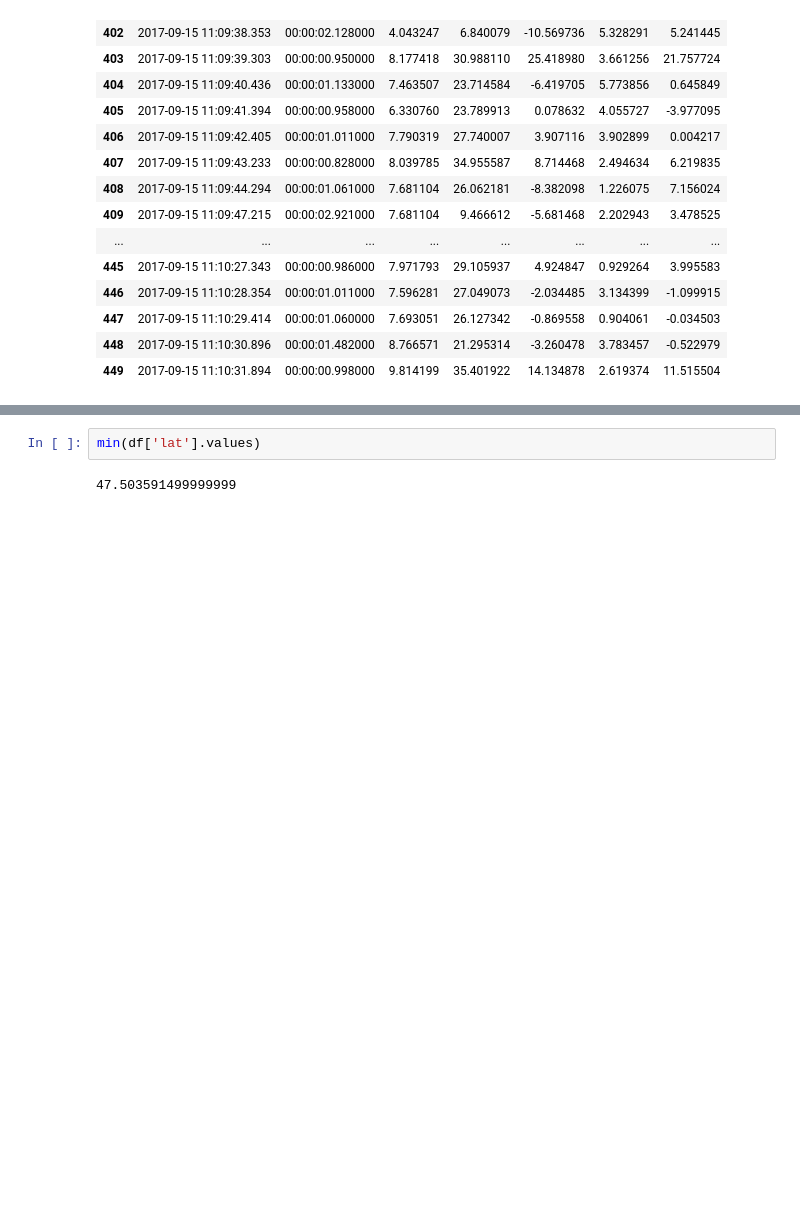
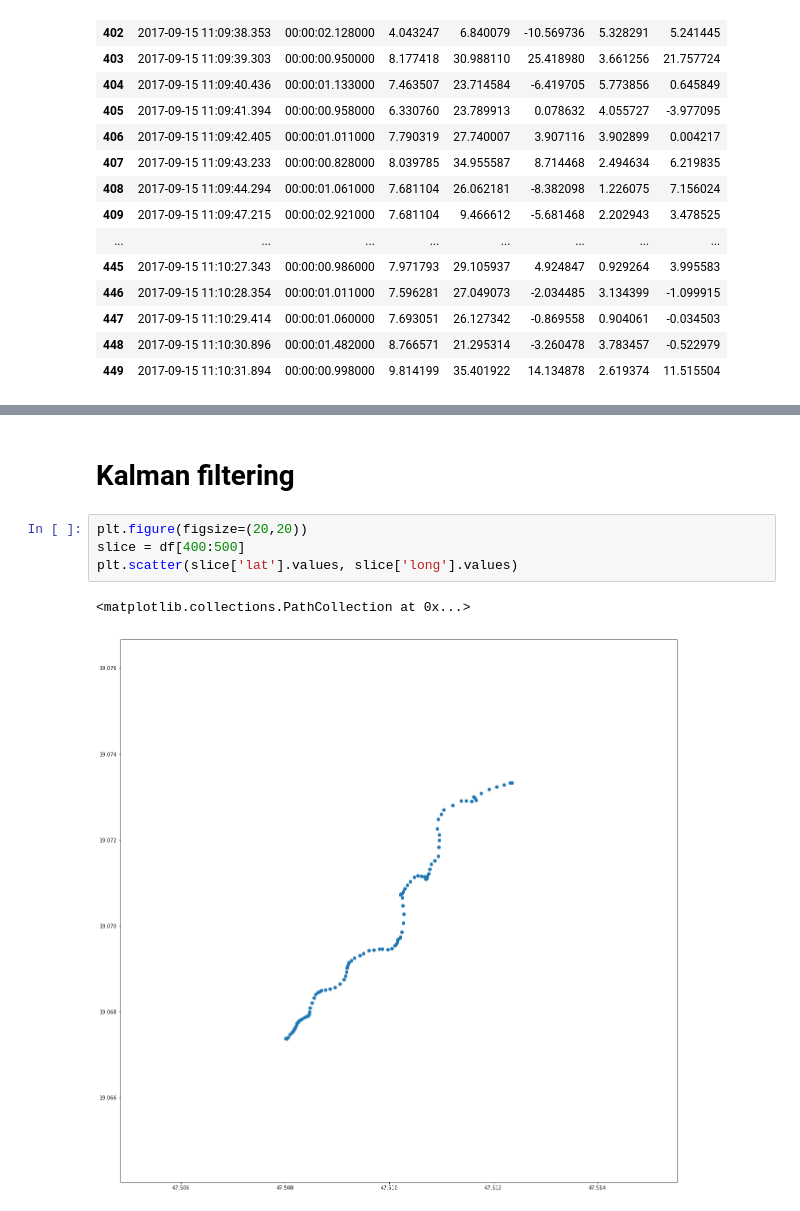
Before and after one commit to tempflip/kalman_filters, a Jupyter notebook: geo1_plot.ipynb, the cells around one changed output, grey strips where cells are left out. Saved outputs shown, nothing was run; the diff lists cells and outputs as text; blank space fills up the shorter version.

```diff
--- a/geo1_plot.ipynb
+++ b/geo1_plot.ipynb
@@ -89,4 +89,9 @@ plt.scatter(df['lat'].values,df['long'].values, c=df['speed'].values, cmap='Gree
-# %%
-min(df['lat'].values)
-# %% [output]
-47.503591499999999
+# %% [markdown]
+# Kalman filtering
+# %%
+plt.figure(figsize=(20,20))
+slice = df[400:500]
+plt.scatter(slice['lat'].values, slice['long'].values)
+# %% [output]
+<matplotlib.collections.PathCollection at 0x...>
+[figure, added]
```
Also changed, not shown: parts of 7 cells of this notebook.
